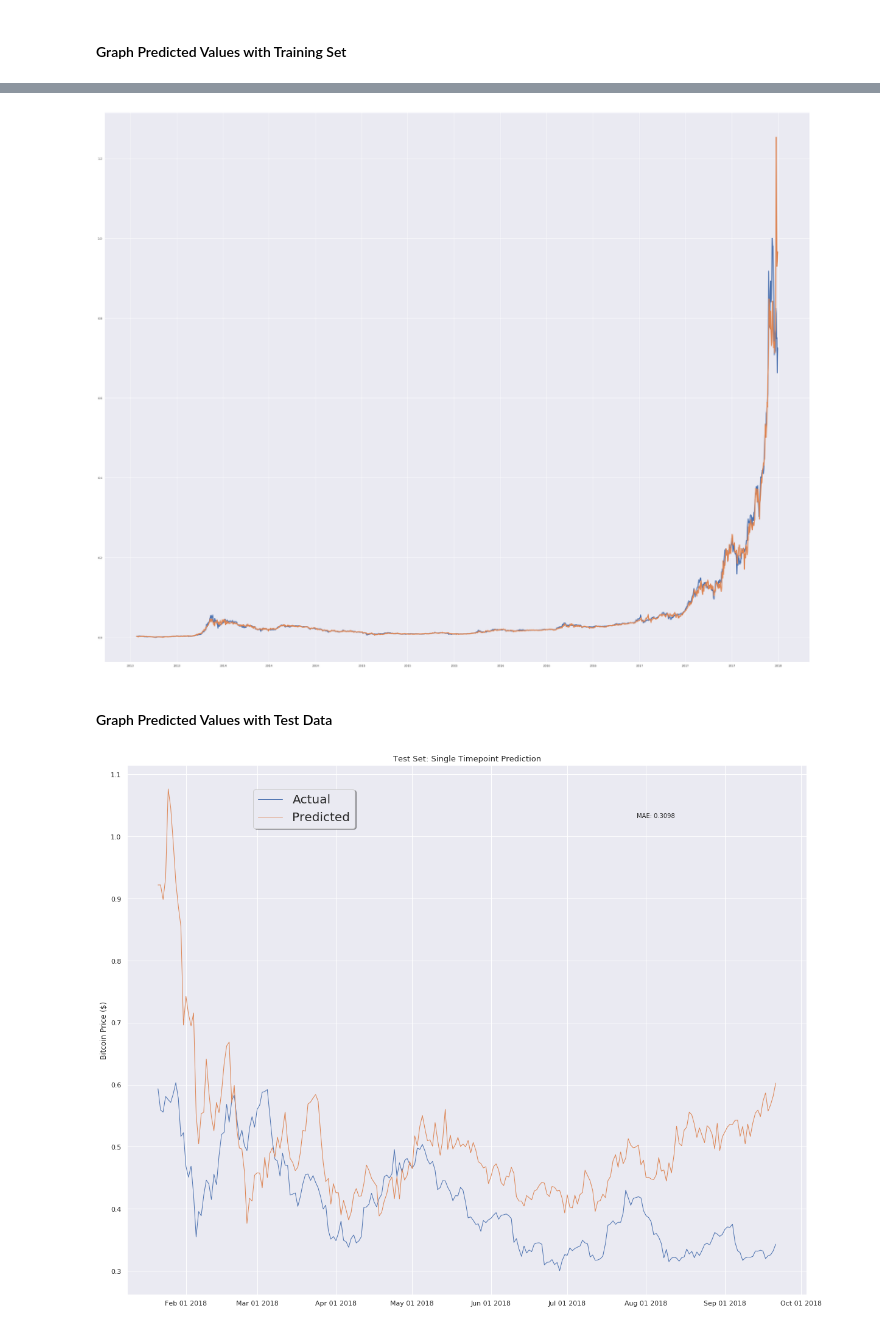
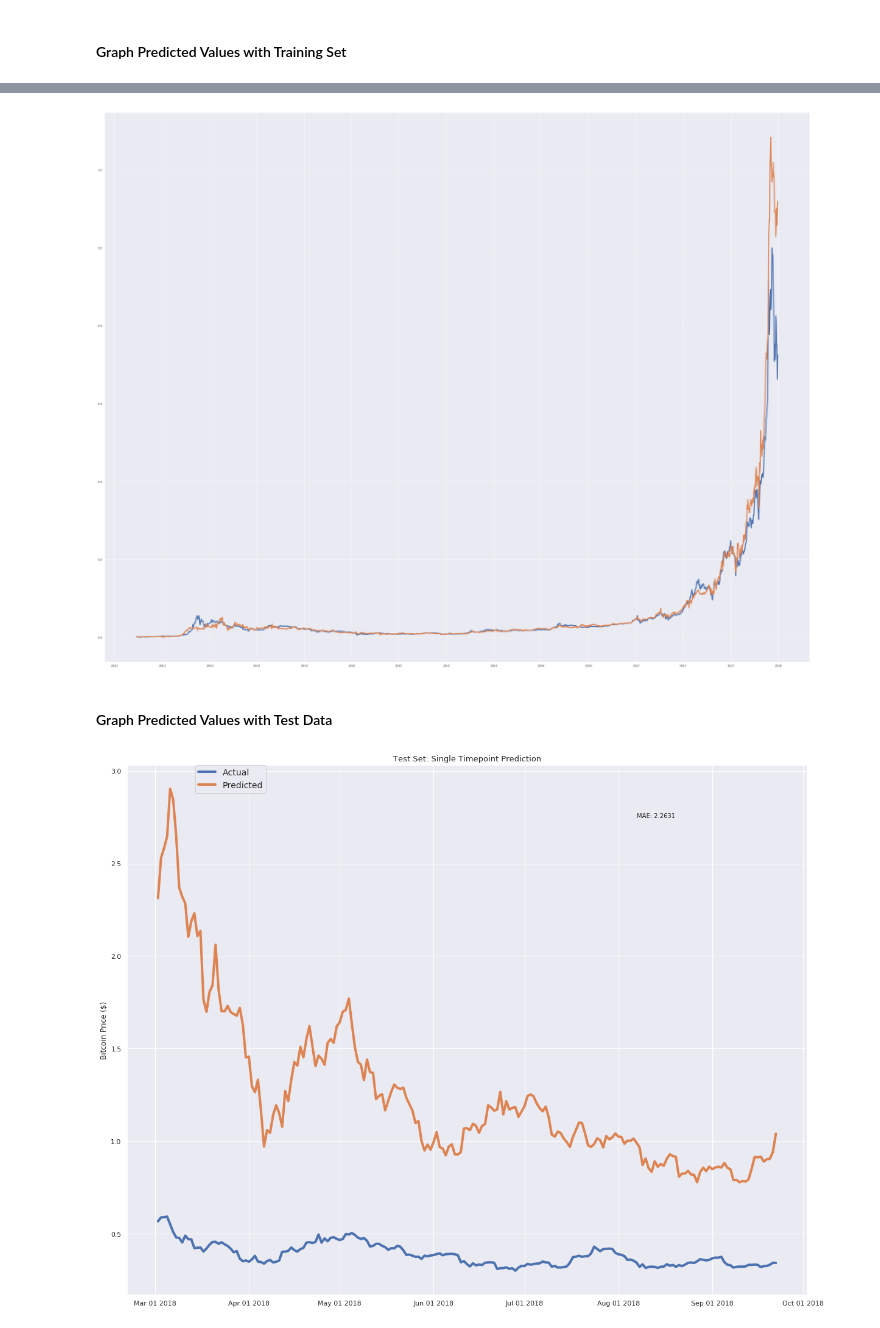
Before and after one commit to kejsiStruga/bitcoin-price-prediction, a Jupyter notebook: bitcoin_price_prediction/Bitcoin Price Prediction.ipynb, the cells around one changed output, grey strips where cells are left out. Cells and saved outputs as stored; diff of their text form; code cells hidden in the pictures.

```diff
--- a/bitcoin_price_prediction/Bitcoin Price Prediction.ipynb
+++ b/bitcoin_price_prediction/Bitcoin Price Prediction.ipynb
@@ -487,13 +502,14 @@ Pandas doesn't allow columns to be created via a new attribute name - see https:
 # %% [markdown]
 #### <a name="sesonality_differentiation"></a>Looking for Trends
 # %%
-btc_final = btc_final.sort_values(by='date')
 # Trying to get out of the graph up, we check for seasonality
 btc_close_price = btc_final[['bt_close']]
 btc_close_price.rolling(12).mean().plot(figsize=(20,10), linewidth=5, fontsize=20)
 plt.xlabel('date', fontsize=20);
 
-yen = btc_final[['jpy_exch_rate']]
-yen.rolling(12).mean().plot(figsize=(20,10), linewidth=5, fontsize=20)
-plt.xlabel('Year', fontsize=20);
+# yen = btc_final[['jpy_exch_rate']]
+# yen.rolling(12).mean().plot(figsize=(20,10), linewidth=5, fontsize=20)
+# plt.xlabel('Year', fontsize=20);
+
+print(btc_final['date'])
 # %% [output]
@@ -610,6 +691,6 @@ btc_final.to_csv('btc_final.csv')
 # %% [markdown]
 #### <a name="win_len_metrics"></a> Set Window Length
 # %%
-window_len = 20
+window_len = 60
 norm_cols = ['bt_close','bt_volume']
-print(training_set)
+# print(training_set)
@@ -701,7 +762,7 @@ from keras import optimizers
 # def lstm_model(inputs, output_size, neurons, optimizer="sgd", loss="mae", activ_func="relu",
 #                 dropout=0.3):
 def lstm_model(inputs, output_size, neurons, activ_func="linear",
-                dropout=0.25, loss="mae", optimizer="adam"):
+                dropout=0.3, loss="mae", optimizer="adam"):
     print(inputs.shape[1])
     print(inputs.shape[2])
 
@@ -727,11 +788,14 @@ rcParams['figure.figsize'] = (20, 16)
 
 # random seed for reproducibility
 np.random.seed(202)
-# we'll try to predict the closing price for the next 5 days
+# we'll try to predict the closing price for the next :pred_range days
 # change this value if you want to make longer/shorter prediction
-pred_range = 10
+pred_range = 30
+
 # initialise model architecture
 bt_model = lstm_model(LSTM_training_inputs, output_size=pred_range, neurons = 10)
+# bt_model = gru_model(LSTM_training_inputs, output_size=pred_range, neurons=32)
+
 # model output is next 5 prices normalised to 10th previous closing price
 LSTM_training_outputs = []
 for i in range(window_len, len(training_set['bt_close'])-pred_range):
@@ -741,5 +805,5 @@ LSTM_training_outputs = np.array(LSTM_training_outputs)
 # train model on data
 # note: bt_history contains information on the training error per epoch
 bt_history = bt_model.fit(LSTM_training_inputs[:-pred_range], LSTM_training_outputs,
-                            epochs=50, batch_size=30, verbose=2, shuffle=True)
+                            epochs=100, batch_size=50, verbose=2, shuffle=True)
 # %% [output]
@@ -785,7 +887,7 @@ rcParams['lines.linewidth'] = 4
 rcParams['figure.figsize'] = (20, 16)
 from mpl_toolkits.axes_grid1.inset_locator import zoomed_inset_axes
 from mpl_toolkits.axes_grid1.inset_locator import mark_inset
-
+fig.clear()
 fig, ax1 = plt.subplots(1,1)
 ax1.set_xticks([datetime.date(i,j,1) for i in range(2013,2019) for j in [1,5,9]])
 ax1.set_xticklabels([datetime.date(i,j,1).strftime('%b %Y')  for i in range(2013,2019) for j in [1,5,9]])
@@ -797,7 +899,7 @@ ax1.plot(btc_final[btc_final['date']< split_date]['date'][window_len:].astype(da
          ((np.transpose(bt_model.predict(LSTM_training_inputs))+1) * training_set['bt_close'].values[:-window_len])[0],
          label='Predicted')
 
-ax1.set_title('Training Set: Single Timepoint Prediction')
+ax1.set_title('Training Set: Predicting ' + str(pred_range) + ' data points in the future')
 ax1.set_ylabel('Bitcoin Price ($)',fontsize=12)
 ax1.annotate('MAE: %.4f'%np.mean(np.abs((np.transpose(bt_model.predict(LSTM_training_inputs))+1)-\
             (training_set['bt_close'].values[window_len:])/(training_set['bt_close'].values[:-window_len]))),
@@ -817,33 +919,26 @@ axins.plot(btc_final[btc_final['date']< split_date]['date'][window_len:].astype(
 # mark_inset(ax1, axins, loc1=1, loc2=3, fc="none", ec="0.5")
 plt.show()
 # %% [output]
-[figure, old version]
+[figure, new version]
 # %% [markdown]
 #### <a name="graph_pred_test_set"></a> Graph Predicted Values with Test Data
 # %%
-# %matplotlib inline
-from matplotlib import rcParams # this module controls the default values for plotting in matplotlib
-rcParams['font.size'] = 10
-rcParams['lines.linewidth'] = 1
-rcParams['figure.figsize'] = (20, 16)
 
 fig, ax1 = plt.subplots(1,1)
 ax1.set_xticks([datetime.date(2018,i+1,1) for i in range(12)])
 ax1.set_xticklabels([datetime.date(2018,i+1,1).strftime('%b %d %Y')  for i in range(12)])
 ax1.plot(btc_final[btc_final['date']>= split_date]['date'][window_len:].astype(datetime.datetime),
          test_set['bt_close'][window_len:], label='Actual')
-
 ax1.plot(btc_final[btc_final['date']>= split_date]['date'][window_len:].astype(datetime.datetime),
          ((np.transpose(bt_model.predict(LSTM_test_inputs))+1) * test_set['bt_close'].values[:-window_len])[0],
          label='Predicted')
-
 ax1.annotate('MAE: %.4f'%np.mean(np.abs((np.transpose(bt_model.predict(LSTM_test_inputs))+1)-\
             (test_set['bt_close'].values[window_len:])/(test_set['bt_close'].values[:-window_len]))),
              xy=(0.75, 0.9),  xycoords='axes fraction',
             xytext=(0.75, 0.9), textcoords='axes fraction')
 ax1.set_title('Test Set: Single Timepoint Prediction',fontsize=13)
 ax1.set_ylabel('Bitcoin Price ($)',fontsize=12)
-ax1.legend(bbox_to_anchor=(0.15, 1), loc=2, borderaxespad=2, prop={'size': 20}, shadow=True)
+ax1.legend(bbox_to_anchor=(0.1, 1), loc=2, borderaxespad=0., prop={'size': 14})
 plt.show()
 # %% [output]
-[figure, old version]
+[figure, new version]
```
Also changed, not shown: parts of 40 cells of this notebook, 6 other files.
